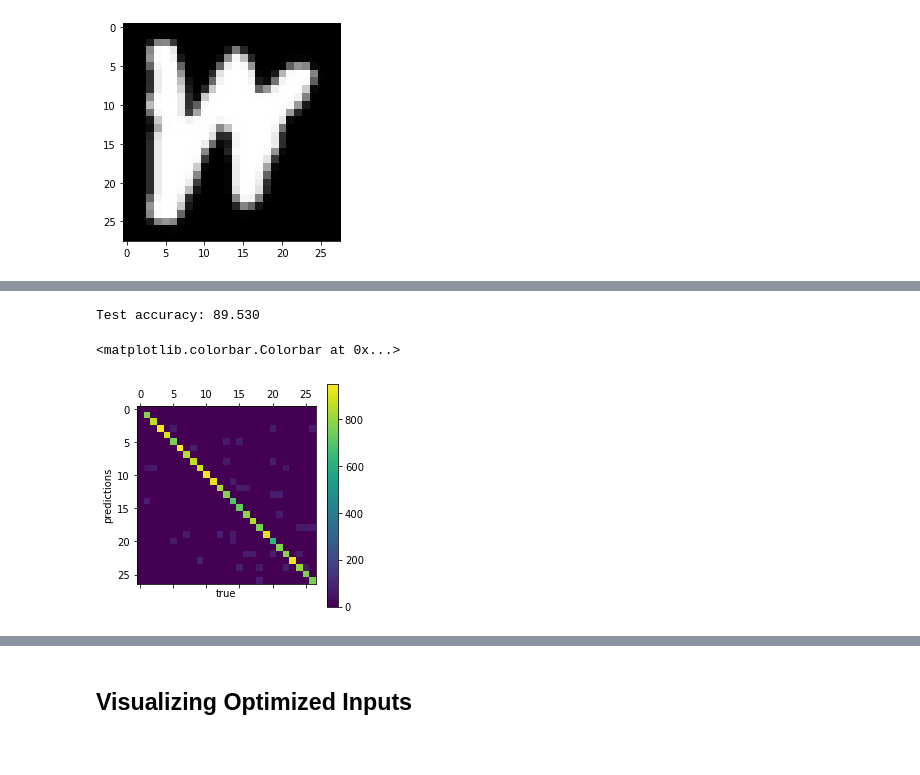
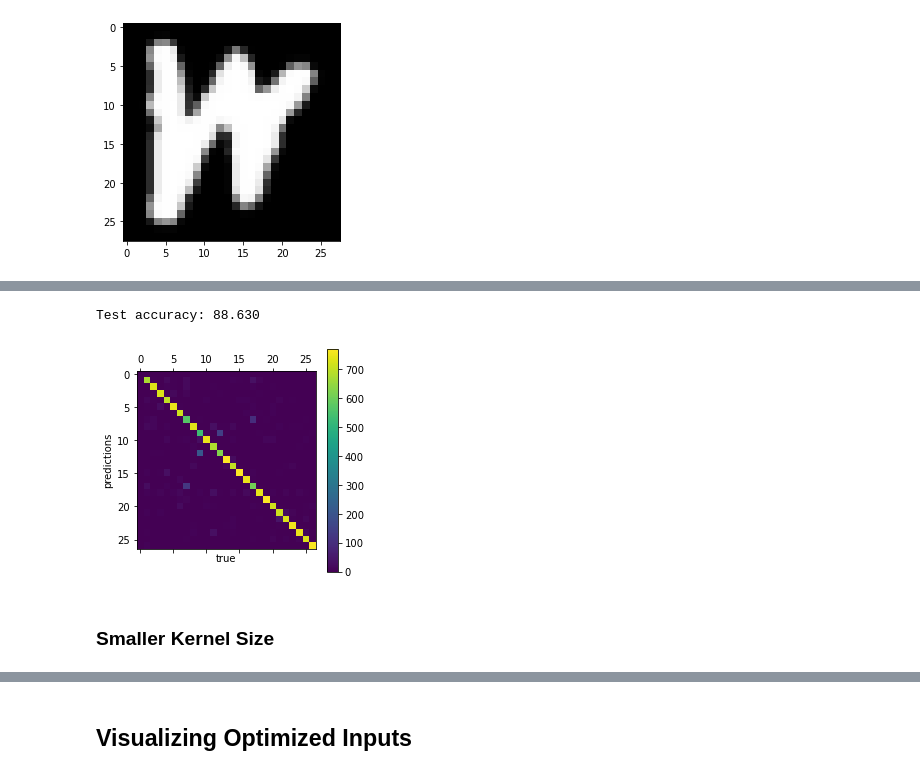
Before and after one commit to msuv08/cnn-handwritten-letter-recognition, a Jupyter notebook: letter_recognition.ipynb, the cells around one changed output, grey strips where cells are left out. Drawn from its saved outputs; the diff is of its cells as text; code cells hidden in the pictures.

```diff
--- a/letter_recognition.ipynb
+++ b/letter_recognition.ipynb
@@ -75,0 +77,6 @@ Label: w
+# %%
+letter_to_label = dict()
+classes_collected = ['a', 'b', 'c', 'd', 'e', 'f', 'g', 'h', 'i', 'j', 'k', 'l', 'm', 'n', 'o', 'p', 'q', 'r', 's', 't', 'u', 'v', 'w', 'x', 'y', 'z']
+for i in range(len(classes_collected)):
+    letter_to_label[classes_collected[i]] = i
+print(letter_to_label)
@@ -151,13 +145,0 @@ torch.Size([34138, 1, 28, 28])
-# %%
-# shuffling the data
-indices = torch.randperm(data.shape[0])
-data = data[indices]
-labels = labels[indices]
-labels = torch.tensor(labels)
-
-train_dataset = torch.utils.data.TensorDataset(data[0:23897], labels[0:23897])
-val_dataset = torch.utils.data.TensorDataset(data[23897:30724], labels[23897:30724])
-test_dataset = torch.utils.data.TensorDataset(data[30724:34138], labels[30724:34138])
-train_loader = torch.utils.data.DataLoader(train_dataset, batch_size=64)
-val_loader = torch.utils.data.DataLoader(train_dataset, batch_size=64)
-test_loader = torch.utils.data.DataLoader(train_dataset, batch_size=64)
@@ -170,7 +207,5 @@ Label: tensor(13)
 # %%
-# inputs are 28x28
-
-class letterCNN(nn.Module):
+class modelCM(nn.Module):
     def __init__(self, classes):
         super().__init__()
         self.classes = classes
@@ -186,6 +221,7 @@ class letterCNN(nn.Module):
     def forward(self, x):
         return self.layers(x)
 # %%
-model = letterCNN(classes)
+model1 = modelCM(classes)
 criterion = nn.CrossEntropyLoss()
-optimizer = torch.optim.Adam(model.parameters(), lr=.0001)
+optimizer = torch.optim.Adam(model1.parameters(), lr=.001)
+train_network(model1, train_loader, val_loader, criterion, optimizer, nepoch=10)
@@ -261,16 +246,10 @@ EPOCH 9
 # %%
-acc, true, pred = test_network(model, test_loader)
+acc, true, pred = test_network(model1, test_loader)
 print('Test accuracy: %0.3f' % acc)
 
-contingency = np.zeros((len(model.classes), len(model.classes)))
-for i in range(len(pred)):
-    contingency[int(pred[i])][int(true[i])] += 1
-
-plt.matshow(contingency)
-plt.xlabel("true")
-plt.ylabel("predictions")
-plt.colorbar()
+display_contingency_matrix(len(model1.classes), pred, true)
 # %% [output]
-Test accuracy: 89.530
+Test accuracy: 88.630
-<matplotlib.colorbar.Colorbar at 0x...>
-[figure, old version]
+[figure, new version]
+# %% [markdown]
+### Smaller Kernel Size
```
Also changed, not shown: parts of 38 cells of this notebook, 1 other file.
